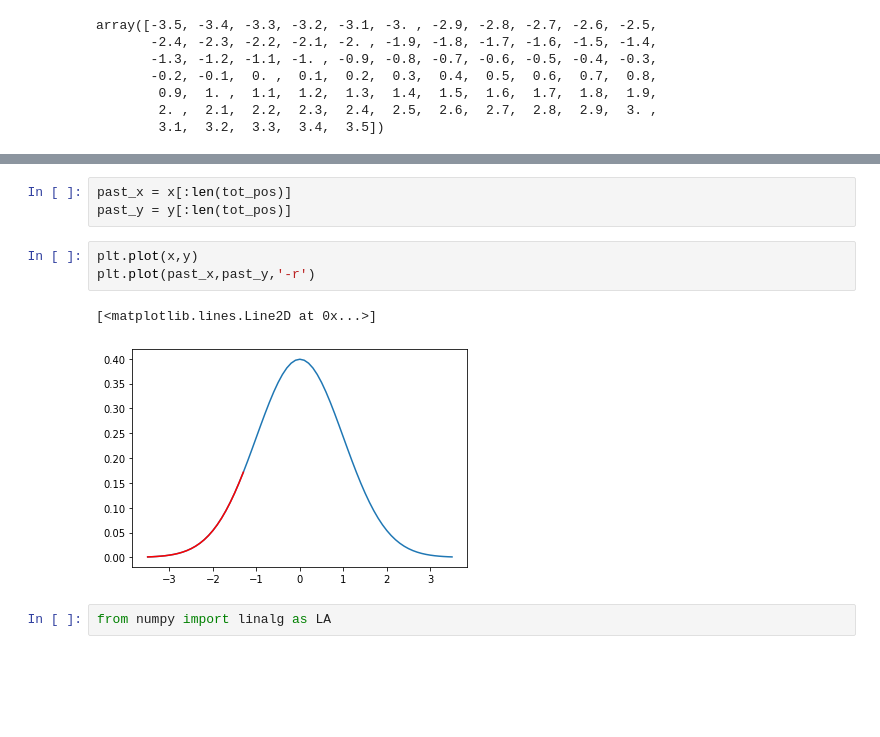
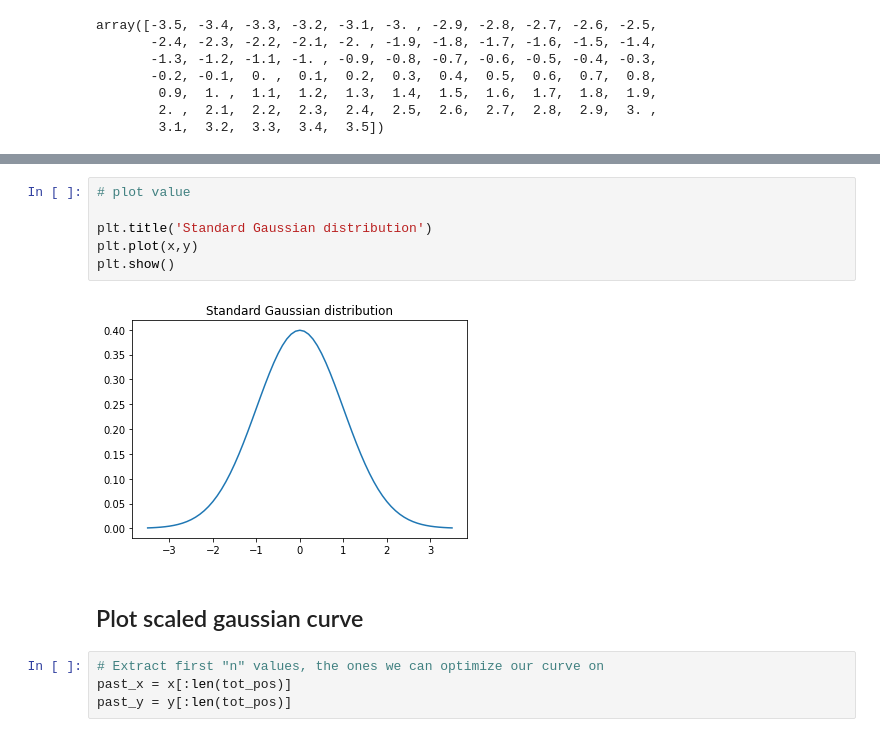
Before and after one commit to PietroDF/Covid_forecast, a Jupyter notebook: Covid_trend.ipynb, the cells around one changed output, grey strips where cells are left out. Saved outputs shown, nothing was run; the diff lists cells and outputs as text; blank space fills up the shorter version.

```diff
--- a/Covid_trend.ipynb
+++ b/Covid_trend.ipynb
@@ -91,11 +128,14 @@ plt.plot(x,y)
+# %%
+# plot value
+
+plt.title('Standard Gaussian distribution')
+plt.plot(x,y)
+plt.show()
+# %% [output]
+[figure, added]
+# %% [markdown]
+## Plot scaled gaussian curve
 # %%
+# Extract first "n" values, the ones we can optimize our curve on
 past_x = x[:len(tot_pos)]
 past_y = y[:len(tot_pos)]
-# %%
-plt.plot(x,y)
-plt.plot(past_x,past_y,'-r')
-# %% [output]
-[<matplotlib.lines.Line2D at 0x...>]
-[figure, removed]
-# %%
-from numpy import linalg as LA
```
Also changed, not shown: parts of 59 cells of this notebook.
